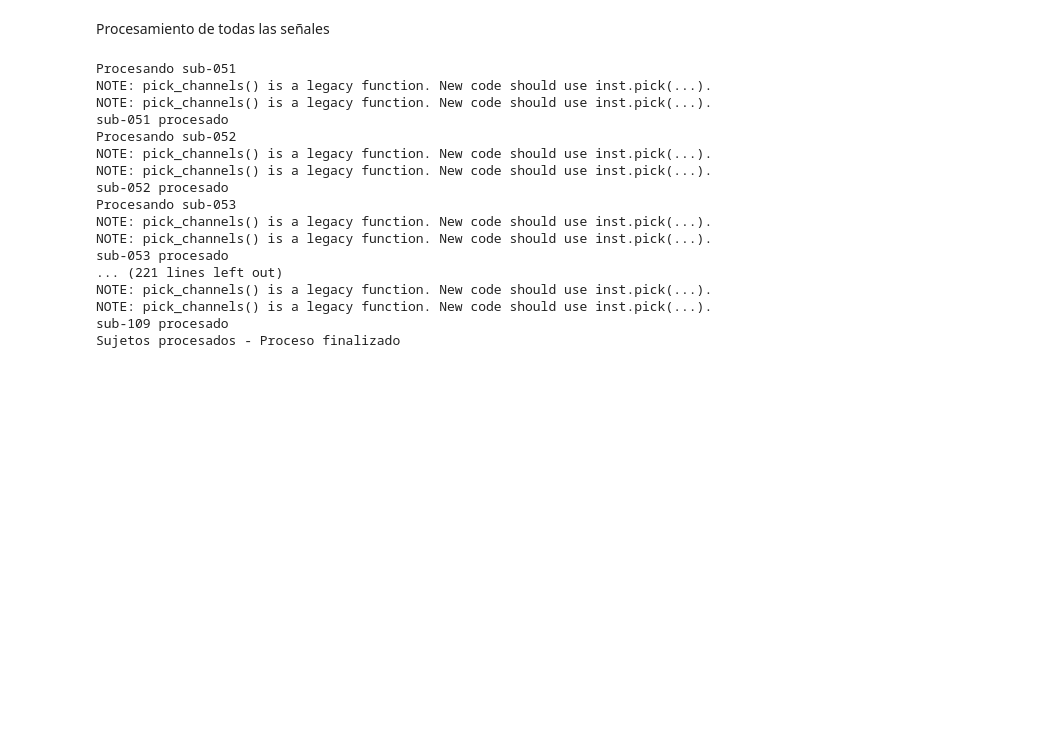
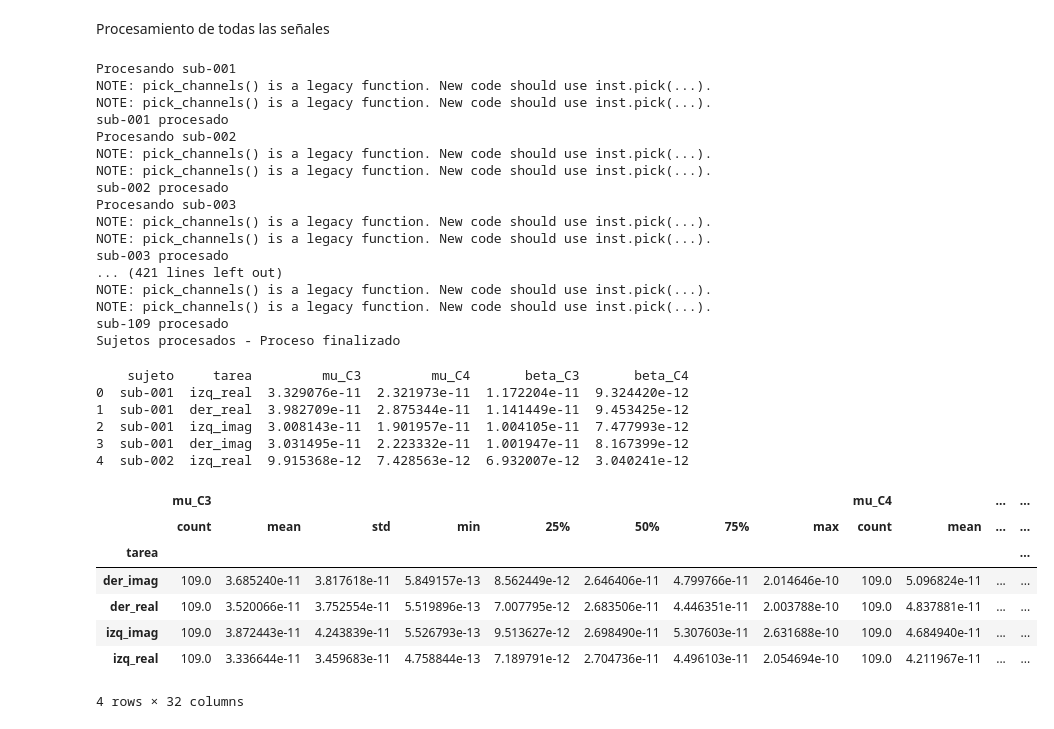
Before and after one commit to Isa21bella09/Proyecto-1---Biose-ales---Procesamiento-EEG, a Jupyter notebook: Proyecto 1 - Bioseñales.ipynb, the cells around one changed output. Drawn from its saved outputs; the diff is of its cells as text; code cells hidden in the pictures; blank space fills up the shorter version.

```diff
--- a/Proyecto 1 - Bioseñales.ipynb
+++ b/Proyecto 1 - Bioseñales.ipynb
@@ -345,22 +350,45 @@ def procesamiento_eeg(ruta, inicio, fin, archivo_salida="resultados_psd.csv"):
 
     print("Sujetos procesados - Proceso finalizado")
 # %%
-procesamiento_eeg(ruta, inicio=50, fin=109)
+procesamiento_eeg(ruta, inicio=0, fin=109)
 # %% [output]
-Procesando sub-051
+Procesando sub-001
 NOTE: pick_channels() is a legacy function. New code should use inst.pick(...).
 NOTE: pick_channels() is a legacy function. New code should use inst.pick(...).
-sub-051 procesado
-Procesando sub-052
+sub-001 procesado
+Procesando sub-002
 NOTE: pick_channels() is a legacy function. New code should use inst.pick(...).
 NOTE: pick_channels() is a legacy function. New code should use inst.pick(...).
-sub-052 procesado
-Procesando sub-053
+sub-002 procesado
+Procesando sub-003
 NOTE: pick_channels() is a legacy function. New code should use inst.pick(...).
 NOTE: pick_channels() is a legacy function. New code should use inst.pick(...).
-sub-053 procesado
-... (221 lines left out)
+sub-003 procesado
+... (421 lines left out)
 NOTE: pick_channels() is a legacy function. New code should use inst.pick(...).
 NOTE: pick_channels() is a legacy function. New code should use inst.pick(...).
 sub-109 procesado
 Sujetos procesados - Proceso finalizado
+# %%
+df = pd.read_csv("resultados_psd.csv")
+
+print(df.head())
+#print(df["tarea"].unique())
+# %% [output]
+    sujeto     tarea         mu_C3         mu_C4       beta_C3       beta_C4
+0  sub-001  izq_real  3.329076e-11  2.321973e-11  1.172204e-11  9.324420e-12
+1  sub-001  der_real  3.982709e-11  2.875344e-11  1.141449e-11  9.453425e-12
+2  sub-001  izq_imag  3.008143e-11  1.901957e-11  1.004105e-11  7.477993e-12
+3  sub-001  der_imag  3.031495e-11  2.223332e-11  1.001947e-11  8.167399e-12
+4  sub-002  izq_real  9.915368e-12  7.428563e-12  6.932007e-12  3.040241e-12
+# %%
+df.groupby("tarea")[["mu_C3","mu_C4","beta_C3","beta_C4"]].describe()
+# %% [output]
+|  | mu_C3 |  |  |  |  |  |  |  | mu_C4 |  | ... | ... |
+|  | count | mean | std | min | 25% | 50% | 75% | max | count | mean | ... | ... |
+| tarea |  |  |  |  |  |  |  |  |  |  |  | ... |
+| der_imag | 109.0 | 3.685240e-11 | 3.817618e-11 | 5.849157e-13 | 8.562449e-12 | 2.646406e-11 | 4.799766e-11 | 2.014646e-10 | 109.0 | 5.096824e-11 | ... | ... |
+| der_real | 109.0 | 3.520066e-11 | 3.752554e-11 | 5.519896e-13 | 7.007795e-12 | 2.683506e-11 | 4.446351e-11 | 2.003788e-10 | 109.0 | 4.837881e-11 | ... | ... |
+| izq_imag | 109.0 | 3.872443e-11 | 4.243839e-11 | 5.526793e-13 | 9.513627e-12 | 2.698490e-11 | 5.307603e-11 | 2.631688e-10 | 109.0 | 4.684940e-11 | ... | ... |
+| izq_real | 109.0 | 3.336644e-11 | 3.459683e-11 | 4.758844e-13 | 7.189791e-12 | 2.704736e-11 | 4.496103e-11 | 2.054694e-10 | 109.0 | 4.211967e-11 | ... | ... |
+4 rows × 32 columns
```
Also changed, not shown: parts of 10 cells of this notebook.
